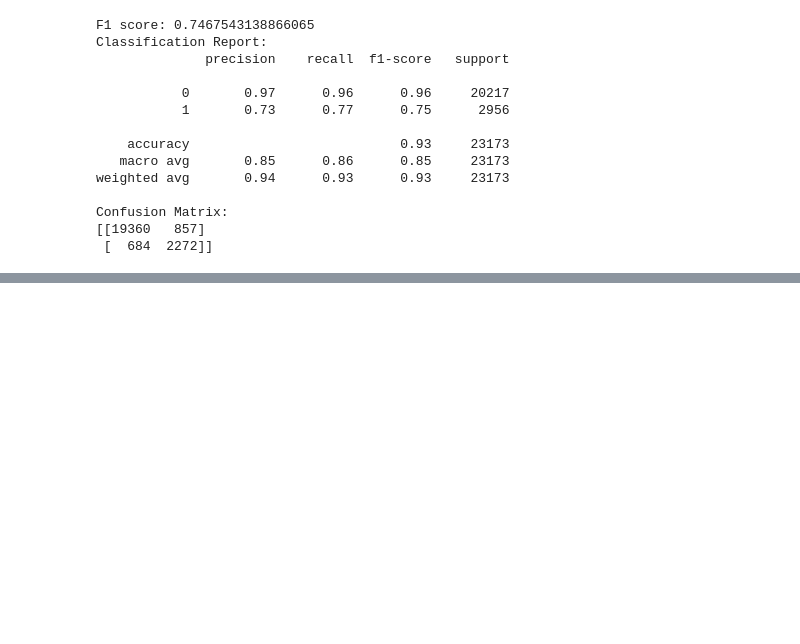
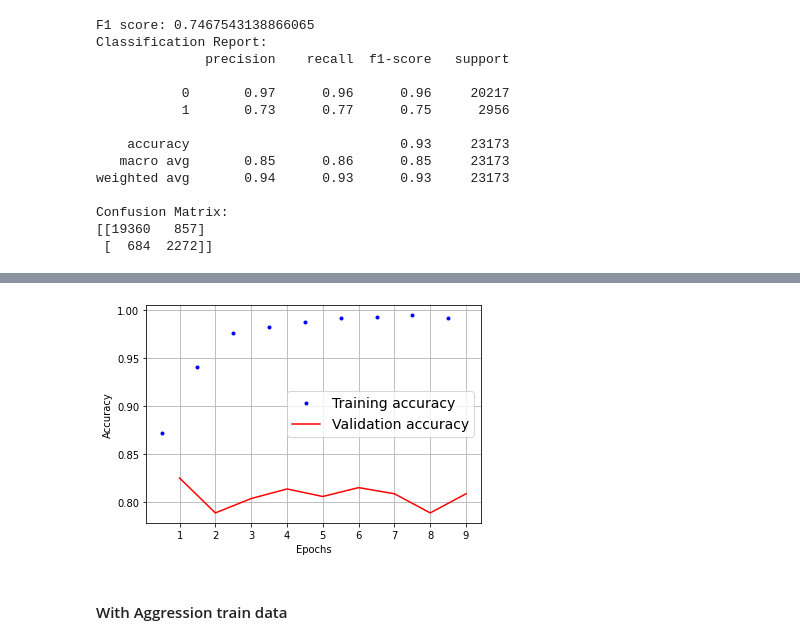
Before and after one commit to julrods/aggressive-tweet-analyzer, a Jupyter notebook: 2_Training.ipynb, the cells around one changed output, grey strips where cells are left out. Drawn from its saved outputs; the diff is of its cells as text; code cells hidden in the pictures; blank space fills up the shorter version.

```diff
--- a/2_Training.ipynb
+++ b/2_Training.ipynb
@@ -318,0 +631,4 @@ Confusion Matrix:
+# %%
+plot_history(history, metric='accuracy')
+# %% [output]
+[figure, added]
@@ -318,0 +638,2 @@ Confusion Matrix:
+# %% [markdown]
+#### With Aggression train data
```
Also changed, not shown: parts of 52 cells of this notebook.
